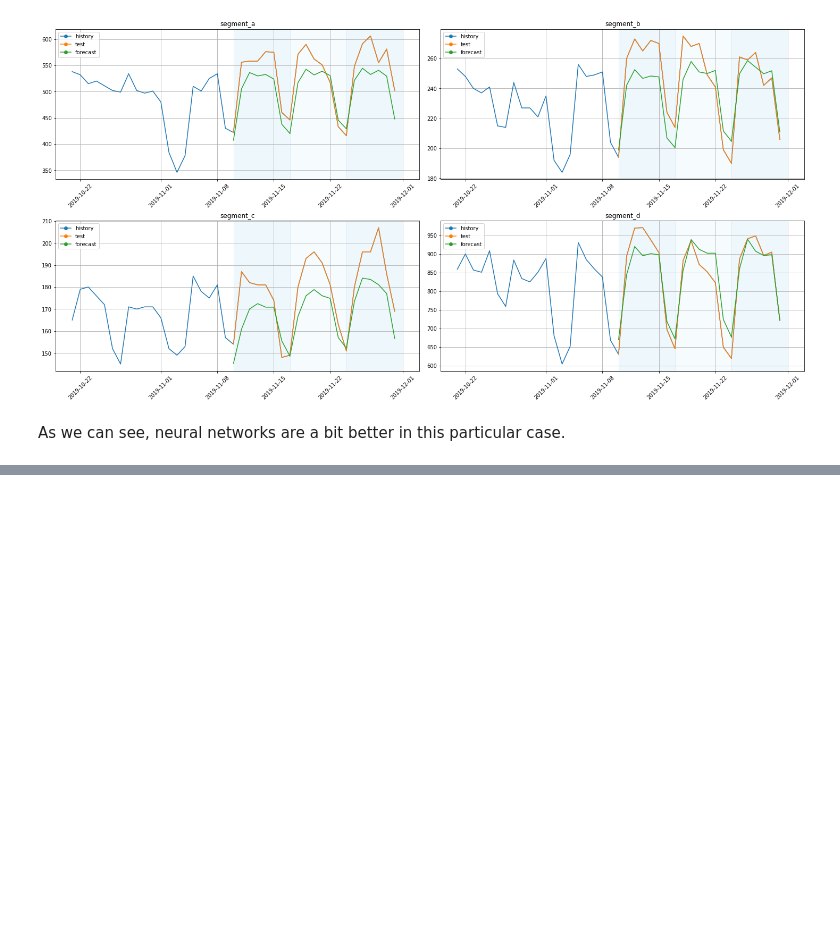
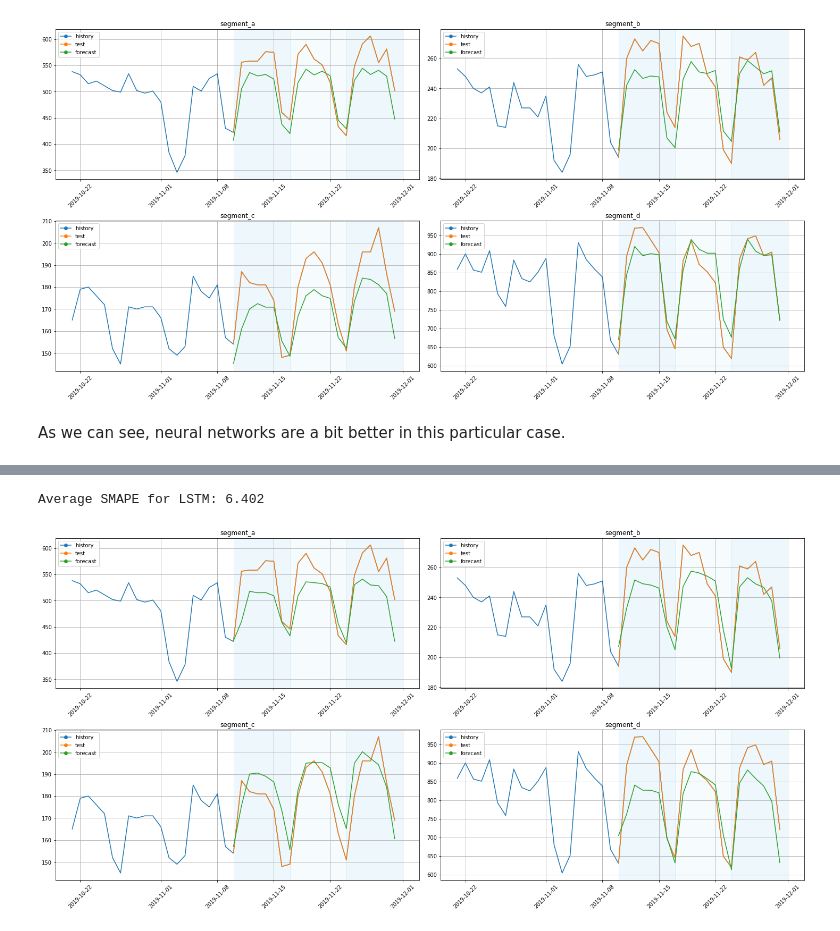
Before and after one commit to tinkoff-ai/etna, a Jupyter notebook: examples/NN_examples.ipynb, the cells around one changed output, grey strips where cells are left out. Saved outputs shown, nothing was run; the diff lists cells and outputs as text; code cells hidden in the pictures; blank space fills up the shorter version.

Commit message:
Poc: base classes for deep models and rnn and deepstate with examples (#776)

```diff
--- a/examples/NN_examples.ipynb
+++ b/examples/NN_examples.ipynb
@@ -427,0 +466,16 @@ As we can see, neural networks are a bit better in this particular case.
+# %%
+model_rnn = RNNModel(
+    decoder_length=HORIZON,
+    encoder_length=2 * HORIZON,
+    input_size=11,
+    trainer_params={"max_epochs": 5},
+    lr=1e-3,
+)
+
+pipeline_rnn = Pipeline(
+    model=model_rnn,
+    horizon=HORIZON,
+    transforms=[StandardScalerTransform(in_column="target"), transform_lag],
+)
+# %%
+metrics_rnn, forecast_rnn, fold_info_rnn = pipeline_rnn.backtest(ts, metrics=metrics, n_folds=3, n_jobs=1)
@@ -427,0 +533,9 @@ As we can see, neural networks are a bit better in this particular case.
+# %%
+score = metrics_rnn["SMAPE"].mean()
+print(f"Average SMAPE for LSTM: {score:.3f}")
+# %% [output]
+Average SMAPE for LSTM: 6.402
+# %%
+plot_backtest(forecast_rnn, ts, history_len=20)
+# %% [output]
+[figure, added]
```
Also changed, not shown: parts of 16 cells of this notebook, 17 other files.
